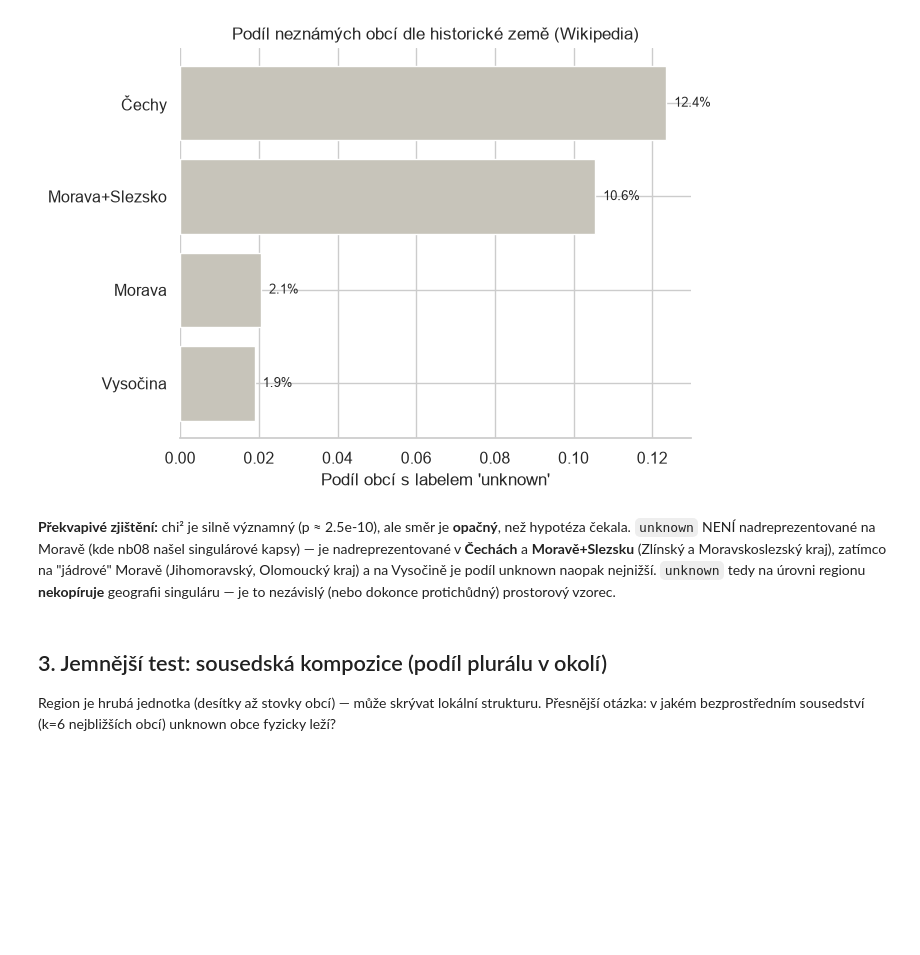
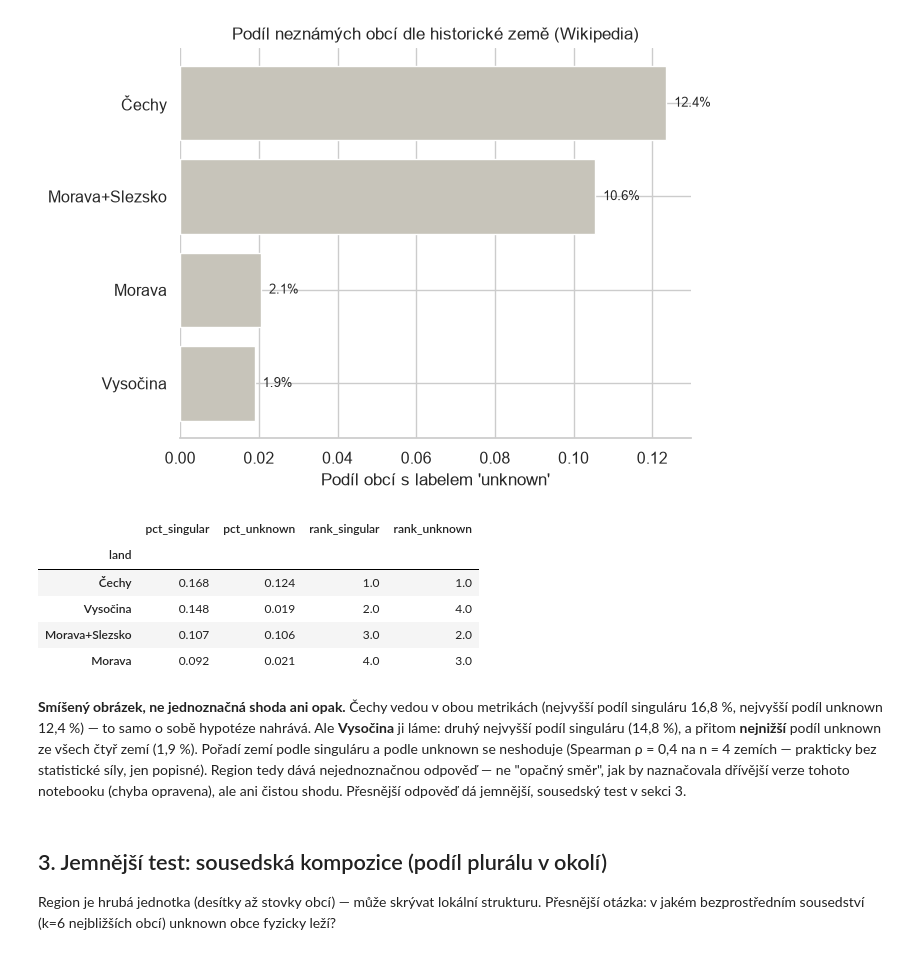
Before and after one commit to Dobes-Michal-Tobias/GeoGram_sufix-ice, a Jupyter notebook: notebooks/10-unknown-spatial-connection.ipynb, the cells around one changed output. Saved outputs shown, nothing was run; the diff lists cells and outputs as text; code cells hidden in the pictures; blank space fills up the shorter version.

```diff
--- a/notebooks/10-unknown-spatial-connection.ipynb
+++ b/notebooks/10-unknown-spatial-connection.ipynb
@@ -78,14 +78,39 @@ Vysočina                  155        3
 chi2 = 47.69, p = 2.48e-10, dof = 3
 WindowsPath('C:/Users/dobes/Documents/UniversityCodingProject/NewFunnyProjects/GeoGram_sufix-ice/assets/img/geogram/10_unknown_share_by_land.png')
 [figure]
-# %% [markdown]
-**Překvapivé zjištění:** chi² je silně významný (p ≈ 2.5e-10), ale směr je
-**opačný**, než hypotéza čekala. `unknown` NENÍ nadreprezentované na Moravě
-(kde nb08 našel singulárové kapsy) — je nadreprezentované v **Čechách** a
-**Moravě+Slezsku** (Zlínský a Moravskoslezský kraj), zatímco na "jádrové"
-Moravě (Jihomoravský, Olomoucký kraj) a na Vysočině je podíl unknown naopak
-nejnižší. `unknown` tedy na úrovni regionu **nekopíruje** geografii
-singuláru — je to nezávislý (nebo dokonce protichůdný) prostorový vzorec.
+# %%
+sg = df[df["wiki_number"].isin(["singular", "plural"])]
+d_land = viz.add_land_column(sg)
+ct_sg = pd.crosstab(d_land["land"], d_land["wiki_number"])
+ct_sg["pct_singular"] = ct_sg["singular"] / (ct_sg["singular"] + ct_sg["plural"])
+
+ct_unk = land_test["contingency"].copy()
+ct_unk["pct_unknown"] = ct_unk["unknown"] / (ct_unk["unknown"] + ct_unk["klasifikováno"])
+
+compare = pd.DataFrame({
+    "pct_singular": ct_sg["pct_singular"],
+    "pct_unknown": ct_unk["pct_unknown"],
+}).sort_values("pct_singular", ascending=False)
+compare["rank_singular"] = compare["pct_singular"].rank(ascending=False)
+compare["rank_unknown"] = compare["pct_unknown"].rank(ascending=False)
+compare.round(3)
+# %% [output]
+|  | pct_singular | pct_unknown | rank_singular | rank_unknown |
+| land |  |  |  |  |
+| Čechy | 0.168 | 0.124 | 1.0 | 1.0 |
+| Vysočina | 0.148 | 0.019 | 2.0 | 4.0 |
+| Morava+Slezsko | 0.107 | 0.106 | 3.0 | 2.0 |
+| Morava | 0.092 | 0.021 | 4.0 | 3.0 |
+# %% [markdown]
+**Smíšený obrázek, ne jednoznačná shoda ani opak.** Čechy vedou v obou
+metrikách (nejvyšší podíl singuláru 16,8 %, nejvyšší podíl unknown 12,4 %)
+— to samo o sobě hypotéze nahrává. Ale **Vysočina** ji láme: druhý nejvyšší
+podíl singuláru (14,8 %), a přitom **nejnižší** podíl unknown ze všech čtyř
+zemí (1,9 %). Pořadí zemí podle singuláru a podle unknown se neshoduje
+(Spearman ρ = 0,4 na n = 4 zemích — prakticky bez statistické síly, jen
+popisné). Region tedy dává nejednoznačnou odpověď — ne "opačný směr", jak
+by naznačovala dřívější verze tohoto notebooku (chyba opravena), ale ani
+čistou shodu. Přesnější odpověď dá jemnější, sousedský test v sekci 3.
 # %% [markdown]
 ## 3. Jemnější test: sousedská kompozice (podíl plurálu v okolí)
 
```
Also changed, not shown: parts of 2 cells of this notebook, 2 other files.
